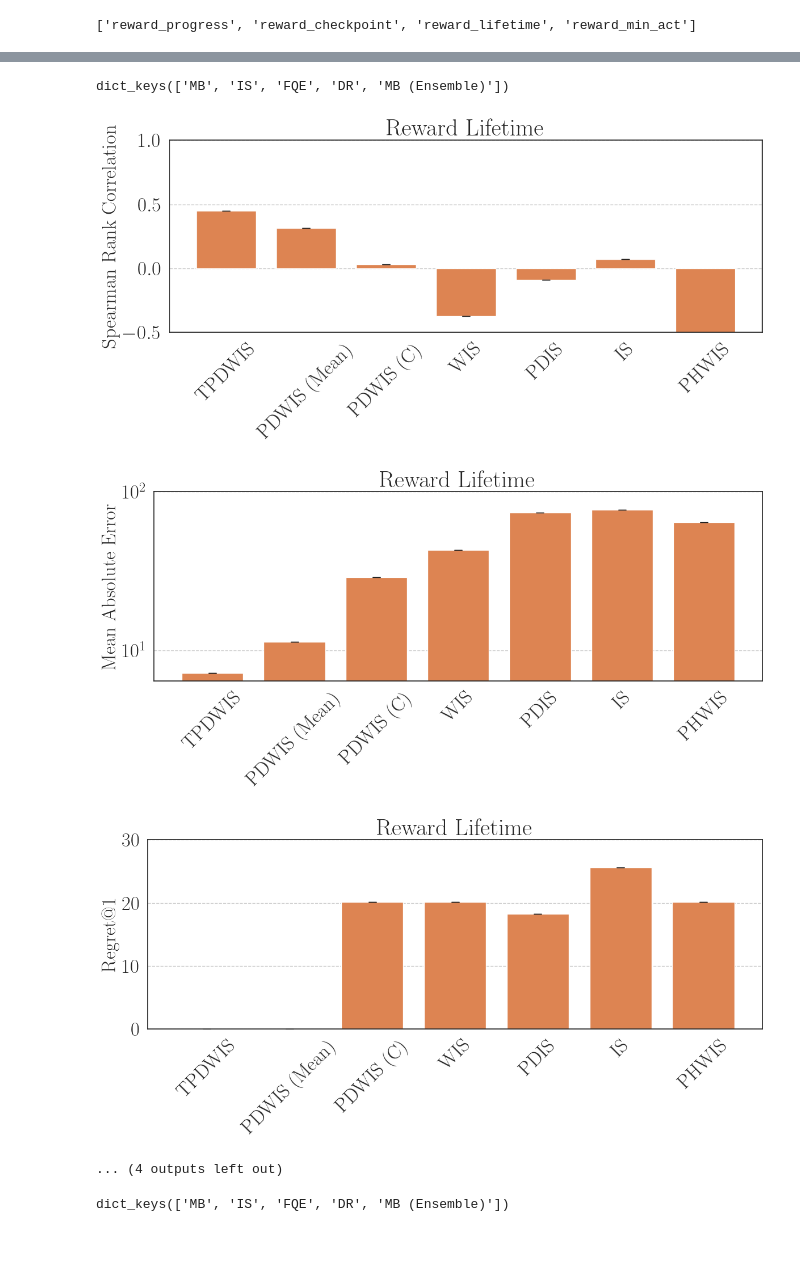
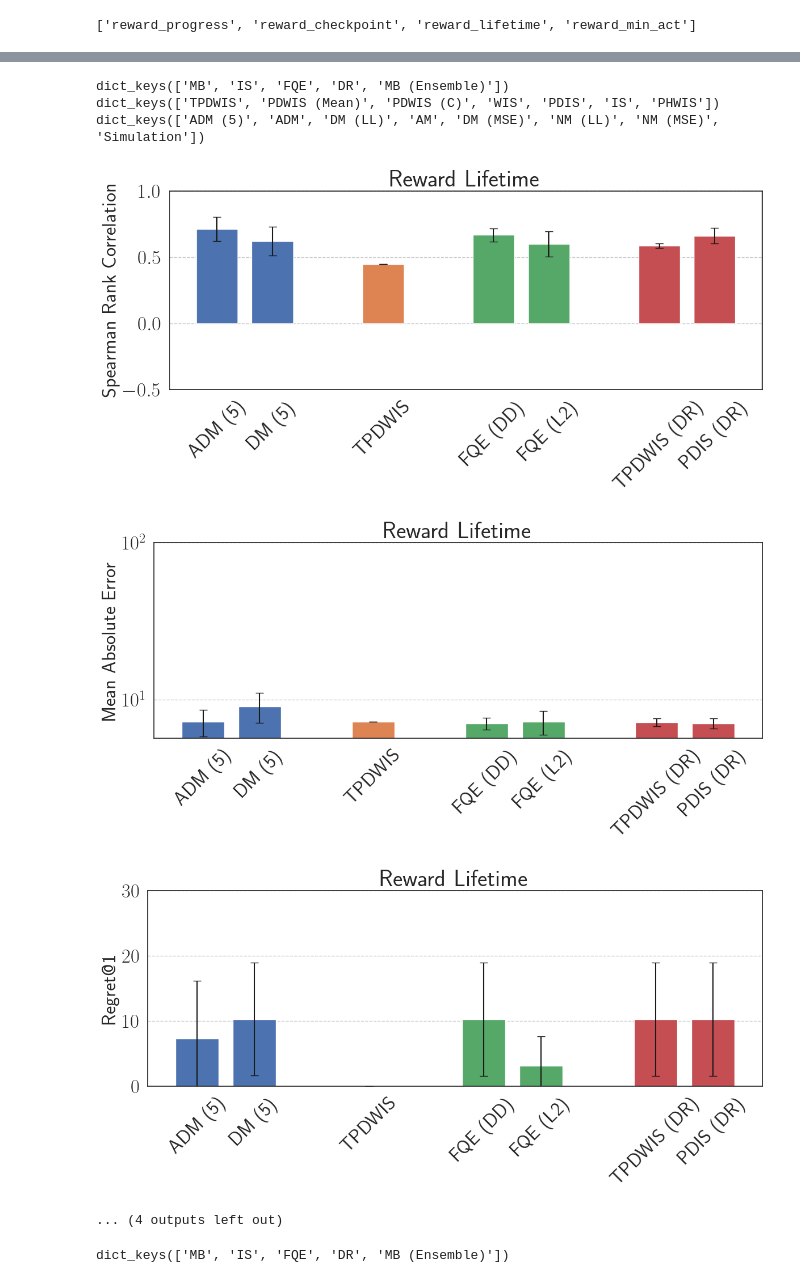
Before and after one commit to HyberionBrew/f110_ope_benchmark, a Jupyter notebook: experiments/final_results.ipynb, the cells around one changed output, grey strips where cells are left out. Cells and saved outputs as stored; diff of their text form; code cells hidden in the pictures; blank space fills up the shorter version.

Commit message:
Updated plotting

```diff
--- a/experiments/final_results.ipynb
+++ b/experiments/final_results.ipynb
@@ -360,10 +360,26 @@ for reward, title in zip(reward_order, reward_names):
     # fqe_inital color = 2
     # dr_inital color = 3
     # mb_ensemble_inital color = 4
-    inital_color = 1
+    inital_color = 0
     # only mb stats
     stats_plot = {}
-    stats_plot["IS"] = stats["IS"].copy()
+    if True:
+        print(stats["IS"].keys())
+        stats_plot["MB"] = {}
+        print(stats["MB"].keys())
+        stats_plot["MB"]["ADM (5)"] = stats["MB"]["ADM (5)"].copy()
+        stats_plot["MB"]["DM (5)"] = stats["MB (Ensemble)"]["DM (5)"].copy()
+
+        stats_plot["IS"] = {}
+        stats_plot["IS"]["TPDWIS"] = stats["IS"]["TPDWIS"].copy()
+        stats_plot["FQE"] = stats["FQE"].copy()
+
+        stats_plot["DR"] = {}
+        stats_plot["DR"]["TPDWIS (DR)"] = stats["DR"]["TPDWIS (DR)"].copy()
+        stats_plot["DR"]["PDIS (DR)"] = stats["DR"]["PDIS (DR)"].copy()
+    else:
+        stats_plot = stats.copy()
+
     plot_grouped_bars(stats_plot, title=f"{title}", metric="spearman_corr", inital_color=inital_color, save=True)
     plot_grouped_bars(stats_plot, title=f"{title}", metric="abs", inital_color=inital_color, save=True)
     plot_grouped_bars(stats_plot, title=f"{title}", metric="regret@1", inital_color=inital_color, save=True)
@@ -379,7 +399,9 @@ dict_keys(['MB', 'IS', 'FQE', 'DR', 'MB (Ensemble)'])
 dict_keys(['MB', 'IS', 'FQE', 'DR', 'MB (Ensemble)'])
+dict_keys(['TPDWIS', 'PDWIS (Mean)', 'PDWIS (C)', 'WIS', 'PDIS', 'IS', 'PHWIS'])
+dict_keys(['ADM (5)', 'ADM', 'DM (LL)', 'AM', 'DM (MSE)', 'NM (LL)', 'NM (MSE)', 'Simulation'])
-[figure, old version]
+[figure, new version]
-[figure, old version]
+[figure, new version]
-[figure, old version]
+[figure, new version]
 ... (4 outputs left out)
 # %%
 stats.keys()
```
Also changed, not shown: parts of 4 cells of this notebook.
